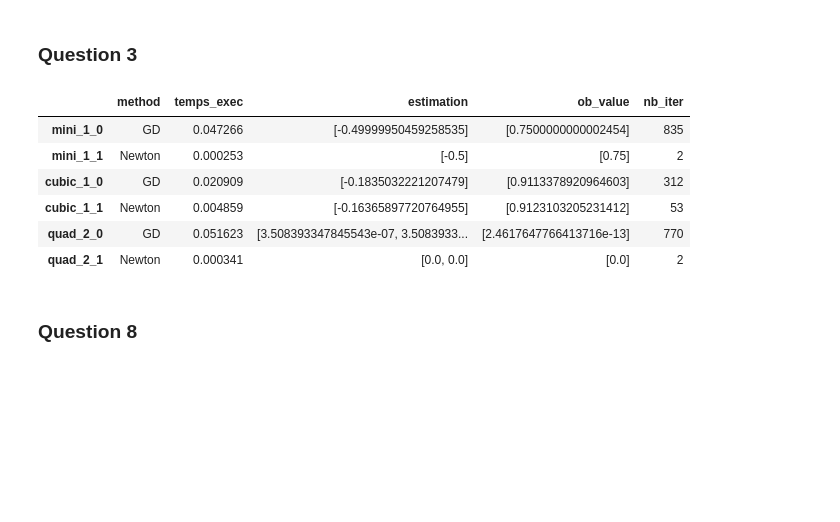
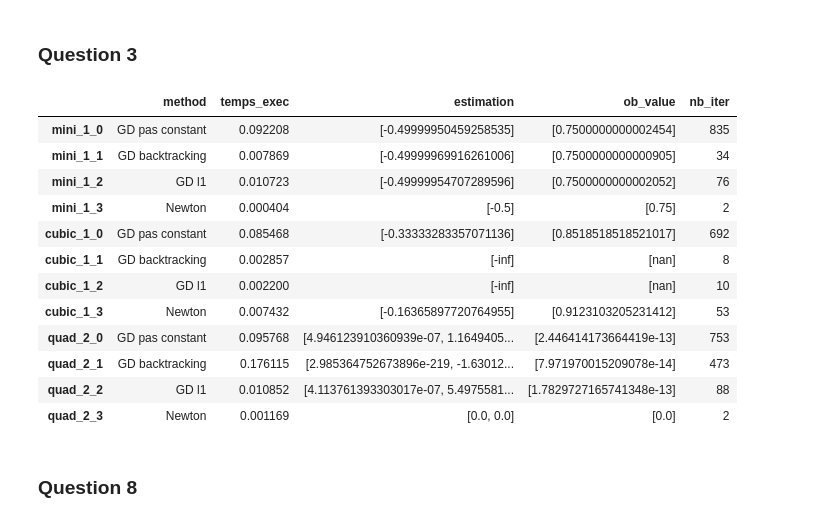
Before and after one commit to DaniGodin/ocvx, a Jupyter notebook: Code_Newton.ipynb, the cells around one changed output. Cells and saved outputs as stored; diff of their text form; code cells hidden in the pictures; blank space fills up the shorter version.

Commit message:
toutes methodes dg vues en cours rajoutees

```diff
--- a/Code_Newton.ipynb
+++ b/Code_Newton.ipynb
@@ -408,7 +408,7 @@ cubic_I = test_function(**cubic_I_d)
 # %%
 # implémentation de descente de gradient vue en TP
 
-class GD():
+class GD(object):
     """Gradient Descent Object.
 
     Implements gradient descent aiming to compute optimal objective
@@ -495,7 +526,7 @@ x_inits = [np.array([10]), np.array([10]), np.array([[2, 2]])]
 # %%
 import pandas as pd
 # %%
-# tableau de comparaison entre methode de Newton et celle de la GD
+# tableau de comparaison entre methode de Newton et celles de GD
 
 test_summary = pd.DataFrame(columns=["method", "temps_exec", "estimation", "ob_value", "nb_iter"])
 
@@ -507,40 +538,78 @@ for i in range(len(test_list_Newton)):
     gamma = gammas[i]
 
     GD_default = GD()
     start = time.time()
     gd_op_pt, iters, iters_dir, gd_n_iter = GD_default(init_x, (lambda x : test_list_GD[i].value (x, gamma)),
                                              (lambda x, f, tol : test_list_GD[i].grad (x, gamma)), True)
     end = time.time() - start
     naming_format = "{}_{}".format(test_list_GD[i].name, idt)
-    test_summary.loc[naming_format] = pd.Series({"method": "GD",
+    test_summary.loc[naming_format] = pd.Series({"method": "GD pas constant",
+                                                 "temps_exec": end,
+                                                 "estimation": gd_op_pt.flatten(),
+                                                 "ob_value": test_list_GD[i].value(gd_op_pt, gamma).flatten(),
+                                                 "nb_iter": gd_n_iter})
+
+    idt += 1
+
+    GD_test = GD(rate = bt_rate)
+    start = time.time()
+    gd_op_pt, iters, iters_dir, gd_n_iter = GD_test(init_x,
+                                             (lambda x: test_list_GD[i].value(x, gamma)),
+                                             (lambda x, f, tol : test_list_GD[i].grad(x, gamma)))
+
+    end = time.time() - start
+    naming_format = "{}_{}".format(test_list_GD[i].name, idt)
+    test_summary.loc[naming_format] = pd.Series({"method": "GD backtracking",
+                                                 "temps_exec": end,
+                                                 "estimation": gd_op_pt.flatten(),
+                                                 "ob_value": test_list_GD[i].value(gd_op_pt, gamma).flatten(),
+                                                 "nb_iter": gd_n_iter})
+
+    idt += 1
+
+    GD_test = GD(ddir = dsgd, rate = lambda x, f, dir_x, grad, nb_iter, eta : 0.1)
+    start = time.time()
+    gd_op_pt, iters, iters_dir, gd_n_iter = GD_test(init_x,
+                                             (lambda x: test_list_GD[i].value(x, gamma)),
+                                             (lambda x, f, tol : test_list_GD[i].grad(x, gamma)))
+
+    end = time.time() - start
+    naming_format = "{}_{}".format(test_list_GD[i].name, idt)
+    test_summary.loc[naming_format] = pd.Series({"method": "GD l1",
                                                  "temps_exec": end,
                                                  "estimation": gd_op_pt.flatten(),
                                                  "ob_value": test_list_GD[i].value(gd_op_pt, gamma).flatten(),
                                                  "nb_iter": gd_n_iter})
 
     idt += 1
 
     start = time.time()
     newton_op_pt, newton_ob_val, newton_n_iter = newton(test_list_Newton[i], init_x)
     end = time.time() - start
     naming_format = "{}_{}".format(test_list_Newton[i].name, idt)
     test_summary.loc[naming_format] = pd.Series({"method": "Newton",
                                                  "temps_exec": end,
                                                  "estimation": newton_op_pt,
                                                  "ob_value": newton_ob_val,
                                                  "nb_iter": newton_n_iter})
 
     idt += 1
 
 test_summary
 # %% [output]
 |  | method | temps_exec | estimation | ob_value | nb_iter |
-| mini_1_0 | GD | 0.047266 | [-0.49999950459258535] | [0.7500000000002454] | 835 |
-| mini_1_1 | Newton | 0.000253 | [-0.5] | [0.75] | 2 |
-| cubic_1_0 | GD | 0.020909 | [-0.1835032221207479] | [0.9113378920964603] | 312 |
-| cubic_1_1 | Newton | 0.004859 | [-0.16365897720764955] | [0.9123103205231412] | 53 |
-| quad_2_0 | GD | 0.051623 | [3.508393347845543e-07, 3.5083933... | [2.4617647766413716e-13] | 770 |
-| quad_2_1 | Newton | 0.000341 | [0.0, 0.0] | [0.0] | 2 |
+| mini_1_0 | GD pas constant | 0.092208 | [-0.49999950459258535] | [0.7500000000002454] | 835 |
+| mini_1_1 | GD backtracking | 0.007869 | [-0.49999969916261006] | [0.7500000000000905] | 34 |
+| mini_1_2 | GD l1 | 0.010723 | [-0.49999954707289596] | [0.7500000000002052] | 76 |
+| mini_1_3 | Newton | 0.000404 | [-0.5] | [0.75] | 2 |
+| cubic_1_0 | GD pas constant | 0.085468 | [-0.33333283357071136] | [0.8518518518521017] | 692 |
+| cubic_1_1 | GD backtracking | 0.002857 | [-inf] | [nan] | 8 |
+| cubic_1_2 | GD l1 | 0.002200 | [-inf] | [nan] | 10 |
+| cubic_1_3 | Newton | 0.007432 | [-0.16365897720764955] | [0.9123103205231412] | 53 |
+| quad_2_0 | GD pas constant | 0.095768 | [4.946123910360939e-07, 1.1649405... | [2.446414173664419e-13] | 753 |
+| quad_2_1 | GD backtracking | 0.176115 | [2.985364752673896e-219, -1.63012... | [7.971970015209078e-14] | 473 |
+| quad_2_2 | GD l1 | 0.010852 | [4.113761393303017e-07, 5.4975581... | [1.7829727165741348e-13] | 88 |
+| quad_2_3 | Newton | 0.001169 | [0.0, 0.0] | [0.0] | 2 |
 # %% [markdown]
 ### Question 8
 # %% [markdown]
```
Also changed, not shown: parts of 6 cells of this notebook.
